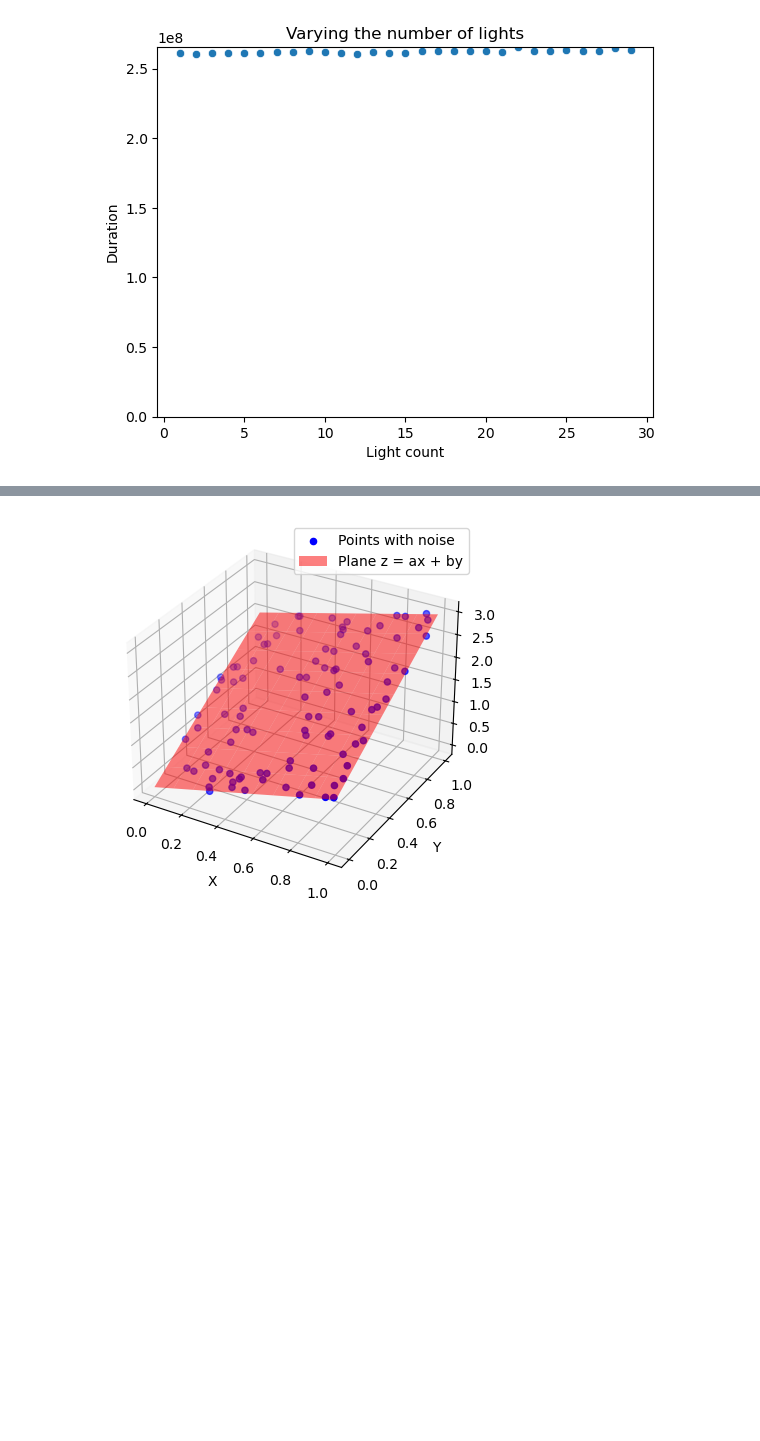
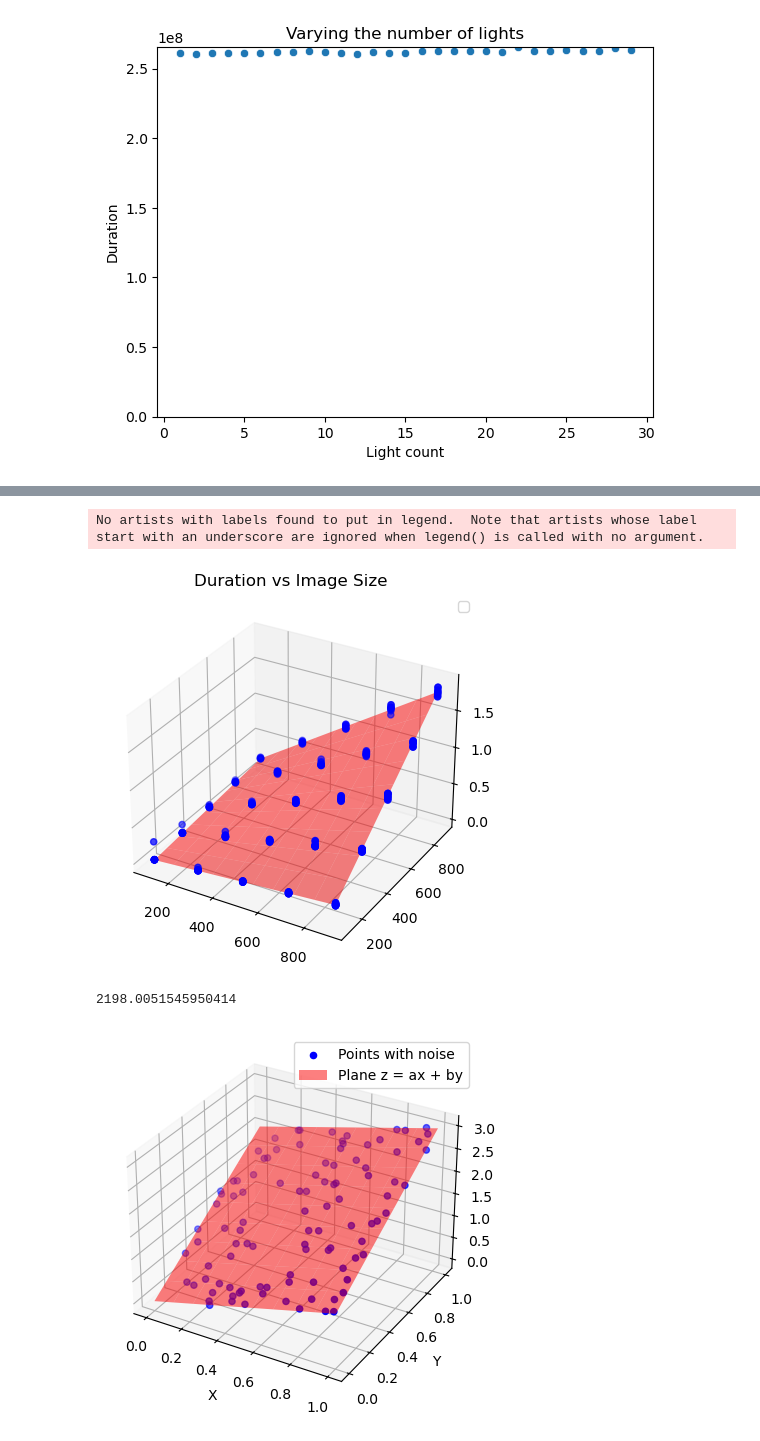
Before and after one commit to d-melita/SpecialVFX-Cloud, a Jupyter notebook: offline-analysis/Offline Analysis.ipynb, the cells around one changed output, grey strips where cells are left out. Saved outputs shown, nothing was run; the diff lists cells and outputs as text; code cells hidden in the pictures; blank space fills up the shorter version.

```diff
--- a/offline-analysis/Offline Analysis.ipynb
+++ b/offline-analysis/Offline Analysis.ipynb
@@ -146,3 +189,39 @@ Text(0.5, 1.0, 'Varying wrows')
+# %%
+# change wrows wcols
+df_agg = df[["wcols", "wrows", "duration"]].groupby(["wcols", "wrows"]).median().reset_index()
+
+df_agg["area"] = df_agg["wcols"] * df_agg[ "wrows"]
+
+up = sum(df_agg["area"] * df_agg["duration"])
+down = sum(df_agg["area"] * df_agg["area"])
+a = up/down
+
+x_range = np.linspace(df['wcols'].min(), df['wcols'].max(), 10)
+y_range = np.linspace(df['wrows'].min(), df['wrows'].max(), 10)
+x, y = np.meshgrid(x_range, y_range)
+z = a * x * y
+
+a_real = 2251.4185408023063
+x_range = np.linspace(df['wcols'].min(), df['wcols'].max(), 10)
+y_range = np.linspace(df['wrows'].min(), df['wrows'].max(), 10)
+x, y = np.meshgrid(x_range, y_range)
+z_real = a_real * x * y
+
+fig = plt.figure()
+ax = fig.add_subplot(111, projection='3d')
+ax.scatter(df['wcols'], df['wrows'], df['duration'], c='b', marker='o')
+plt.title("Duration vs Image Size")
+
+# Plot the plane
+ax.plot_surface(x, y, z, color='r', alpha=0.5)
+#ax.plot_surface(x, y, z_real, color='r', alpha=0.5)
+plt.legend()
+plt.show()
+a
+# %% [output]
+No artists with labels found to put in legend.  Note that artists whose label start with an underscore are ignored when legend() is called with no argument.
+[figure, added]
+2198.0051545950414
 # %%
 # shape type
 # new scenes by hand
```
Also changed, not shown: parts of 5 cells of this notebook, 6 other files.
